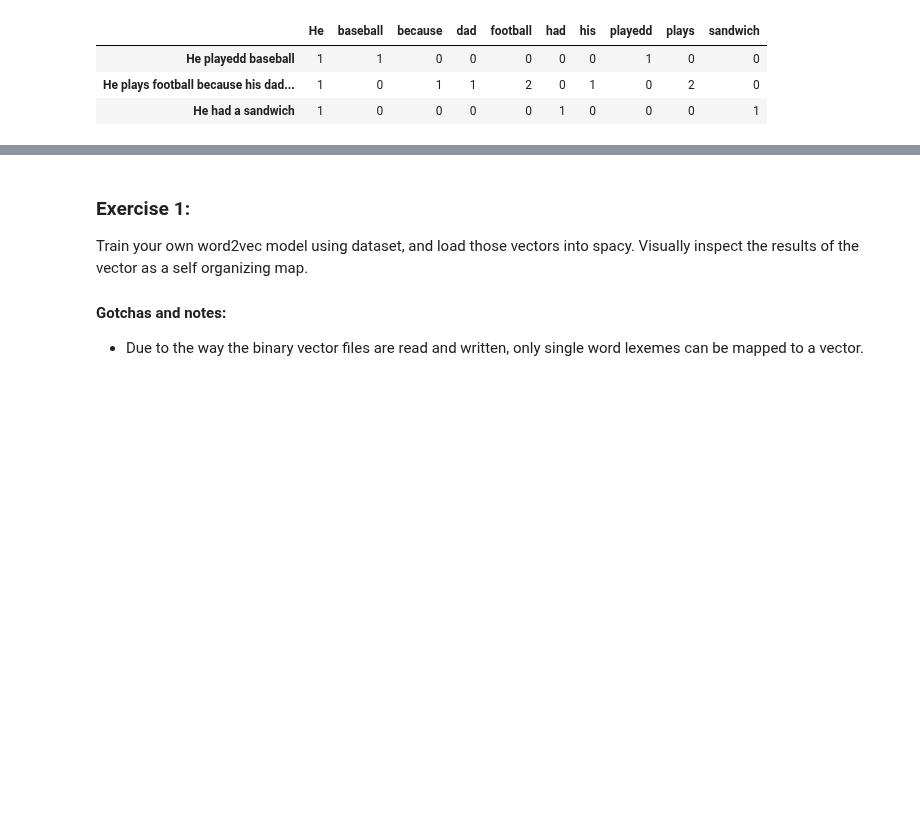
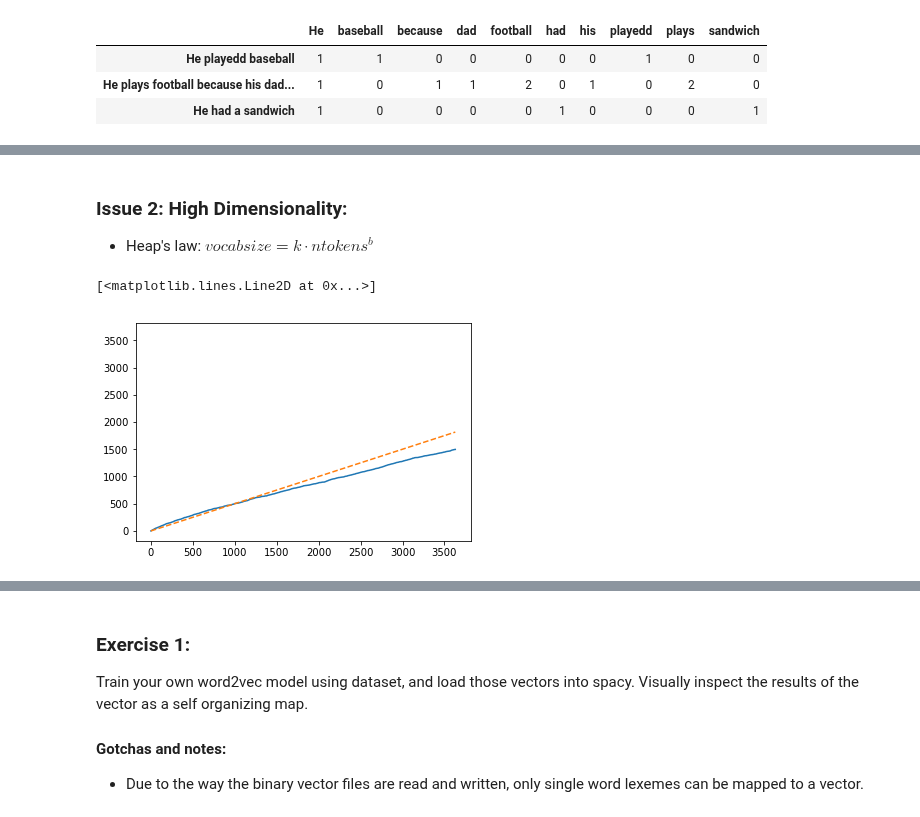
Before and after one commit to jupytercon2017user/jupytercon-2017, a Jupyter notebook: tutorial/3-Word-Embeddings.ipynb, the cells around one changed output, grey strips where cells are left out. Saved outputs shown, nothing was run; the diff lists cells and outputs as text; code cells hidden in the pictures; blank space fills up the shorter version.

```diff
--- a/tutorial/3-Word-Embeddings.ipynb
+++ b/tutorial/3-Word-Embeddings.ipynb
@@ -95,0 +101,25 @@ summary
+# %% [markdown]
+### Issue 2: High Dimensionality:
+* Heap's law: $vocabsize = k\cdot ntokens^b$
+# %%
+%matplotlib inline
+import matplotlib.pyplot as plt
+import wikipedia
+import re
+import numpy as np
+
+page = wikipedia.page("Robert Di Nero")
+words = re.split("\s", page.content)
+
+
+counts = []
+for i in range(len(words)):
+    counts.append(len(set(words[:i])))
+
+f, ax = plt.subplots(1)
+ax.plot(counts)
+ax.set_ylim(ax.get_xlim())
+ax.plot(.5 * np.array(range(len(words))), linestyle="--")
+# %% [output]
+[<matplotlib.lines.Line2D at 0x...>]
+[figure, added]
```
Also changed, not shown: parts of 7 cells of this notebook, 1 other file.
